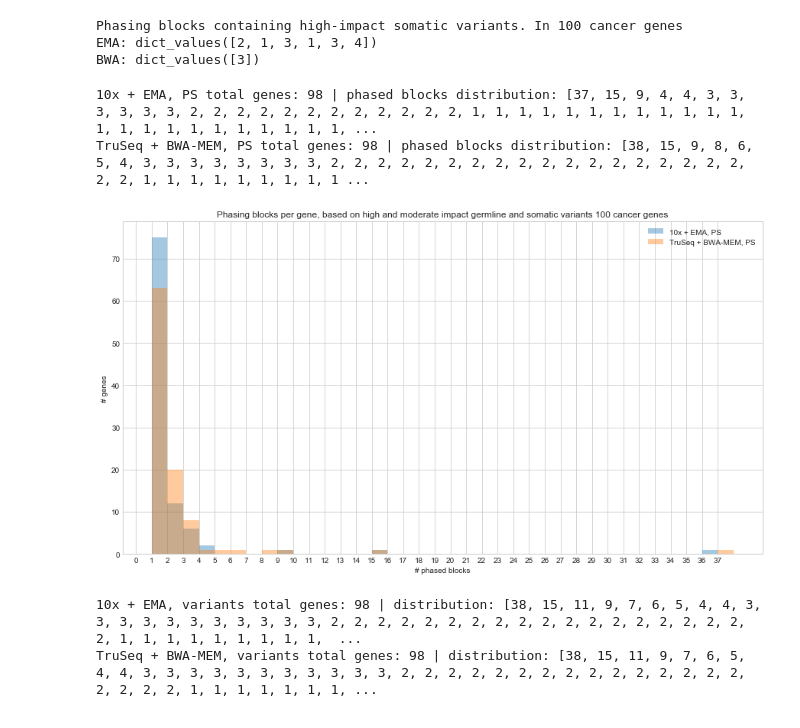
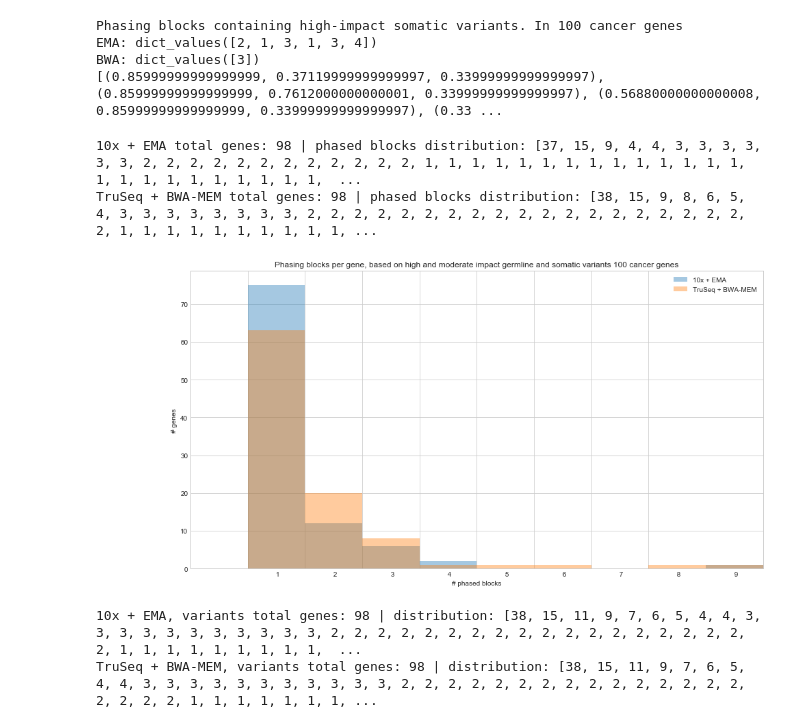
Before and after one commit to umccr/10x, a Jupyter notebook: phasing/Plot phase blocks.ipynb, the cells around one changed output. Cells and saved outputs as stored; diff of their text form; code cells hidden in the pictures.

Commit message:
Phasing per gene: cut to 10 bins. Fix plot lbl alignment

```diff
--- a/phasing/Plot phase blocks.ipynb
+++ b/phasing/Plot phase blocks.ipynb
@@ -96,30 +96,35 @@ print('BWA:', bwa_somatic_blocks.values())
 # plt.title('Phasing blocks containing high-impact somatic variants. In 100 cancer genes')
 # plt.legend()
 # pass
+
+current_palette = sns.color_palette()
+print(sns.color_palette("hls", 8))
 # %% [output]
 Phasing blocks containing high-impact somatic variants. In 100 cancer genes
 EMA: dict_values([2, 1, 3, 1, 3, 4])
 BWA: dict_values([3])
+[(0.85999999999999999, 0.37119999999999997, 0.33999999999999997), (0.85999999999999999, 0.7612000000000001, 0.33999999999999997), (0.56880000000000008, 0.85999999999999999, 0.33999999999999997), (0.33 ...
 # %%
 plt.figure(figsize=(15, 8))
 
 ticks_num = 0
-for ps_by_gene, l in [(ema_ps_by_gene, "10x + EMA, PS"), (bwa_ps_by_gene, "TruSeq + BWA-MEM, PS")]:
+for ps_by_gene, l in [(ema_ps_by_gene, "10x + EMA"), (bwa_ps_by_gene, "TruSeq + BWA-MEM")]:
     x = sorted((len(ps) for ps in ps_by_gene.values()), reverse=True)
     ticks_num = max(ticks_num, x[0])
     print(l, 'total genes:', len(x), '| phased blocks distribution:', x, '| mean blocks per gene:', np.mean(x))
     ax = sns.distplot(x, label=l, kde=False, bins=x[0] - 1)
 
-plt.xticks(np.arange(ticks_num))
+plt.xticks(np.arange(-1, 9), [' '*93 + f'{x}' for x in range(10)])
+plt.xlim(0, 10)
 plt.xlabel('# phased blocks')
 plt.ylabel('# genes')
 plt.title('Phasing blocks per gene, based on high and moderate impact germline and somatic variants 100 cancer genes')
 plt.legend()
 pass
 # %% [output]
-10x + EMA, PS total genes: 98 | phased blocks distribution: [37, 15, 9, 4, 4, 3, 3, 3, 3, 3, 3, 2, 2, 2, 2, 2, 2, 2, 2, 2, 2, 2, 2, 1, 1, 1, 1, 1, 1, 1, 1, 1, 1, 1, 1, 1, 1, 1, 1, 1, 1, 1, 1, 1, 1, 1, ...
-TruSeq + BWA-MEM, PS total genes: 98 | phased blocks distribution: [38, 15, 9, 8, 6, 5, 4, 3, 3, 3, 3, 3, 3, 3, 3, 2, 2, 2, 2, 2, 2, 2, 2, 2, 2, 2, 2, 2, 2, 2, 2, 2, 2, 2, 2, 1, 1, 1, 1, 1, 1, 1, 1, 1 ...
+10x + EMA total genes: 98 | phased blocks distribution: [37, 15, 9, 4, 4, 3, 3, 3, 3, 3, 3, 2, 2, 2, 2, 2, 2, 2, 2, 2, 2, 2, 2, 1, 1, 1, 1, 1, 1, 1, 1, 1, 1, 1, 1, 1, 1, 1, 1, 1, 1, 1, 1, 1, 1, 1, 1,  ...
+TruSeq + BWA-MEM total genes: 98 | phased blocks distribution: [38, 15, 9, 8, 6, 5, 4, 3, 3, 3, 3, 3, 3, 3, 3, 2, 2, 2, 2, 2, 2, 2, 2, 2, 2, 2, 2, 2, 2, 2, 2, 2, 2, 2, 2, 1, 1, 1, 1, 1, 1, 1, 1, 1, 1, ...
-[figure, old version]
+[figure, new version]
 # %%
 plt.figure(figsize=(15,8))
 
```
Also changed, not shown: parts of 1 cell of this notebook, 5 other files.
